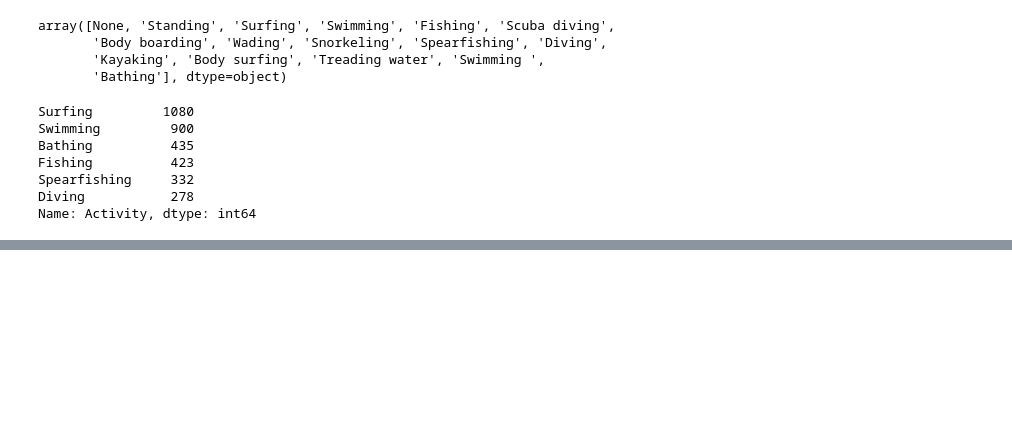
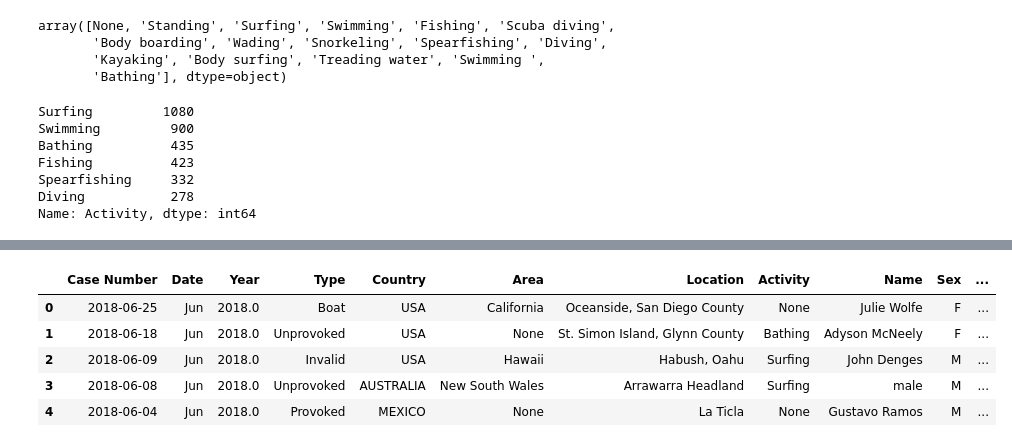
Before and after one commit to Carlosbasco93/Data-Cleaning-Pandas-Project, a Jupyter notebook: Notebook.ipynb, the cells around one changed output, grey strips where cells are left out. Cells and saved outputs as stored; diff of their text form; code cells hidden in the pictures; blank space fills up the shorter version.

```diff
--- a/Notebook.ipynb
+++ b/Notebook.ipynb
@@ -471,0 +972,9 @@ Name: Activity, dtype: int64
+# %%
+df.isnull().sum() #Case, Date, Year rellenos. Vamos por Type
+# %% [output]
+|  | Case Number | Date | Year | Type | Country | Area | Location | Activity | Name | Sex | ... |
+| 0 | 2018-06-25 | Jun | 2018.0 | Boat | USA | California | Oceanside, San Diego County | None | Julie Wolfe | F | ... |
+| 1 | 2018-06-18 | Jun | 2018.0 | Unprovoked | USA | None | St. Simon Island, Glynn County | Bathing | Adyson McNeely | F | ... |
+| 2 | 2018-06-09 | Jun | 2018.0 | Invalid | USA | Hawaii | Habush, Oahu | Surfing | John Denges | M | ... |
+| 3 | 2018-06-08 | Jun | 2018.0 | Unprovoked | AUSTRALIA | New South Wales | Arrawarra Headland | Surfing | male | M | ... |
+| 4 | 2018-06-04 | Jun | 2018.0 | Provoked | MEXICO | None | La Ticla | None | Gustavo Ramos | M | ... |
```
Also changed, not shown: parts of 58 cells of this notebook.
